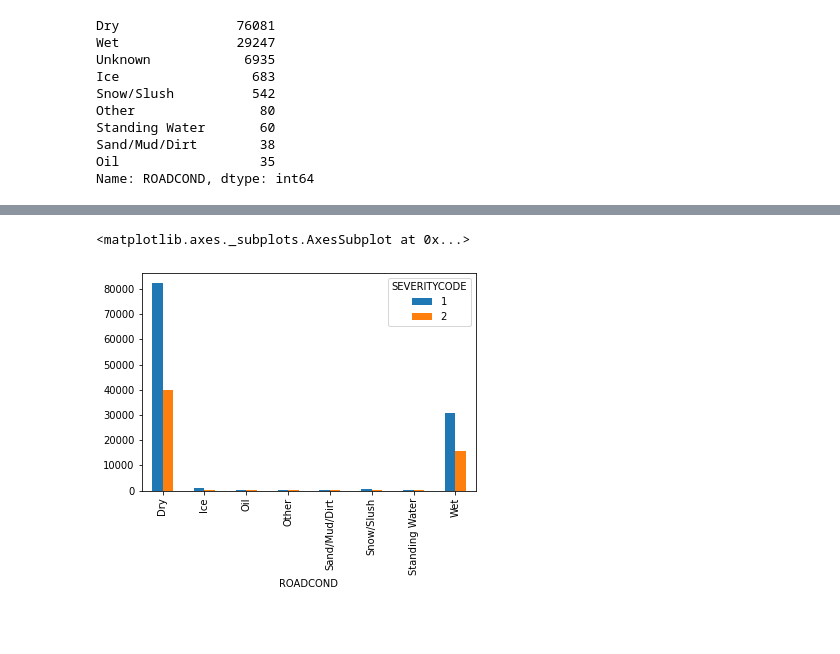
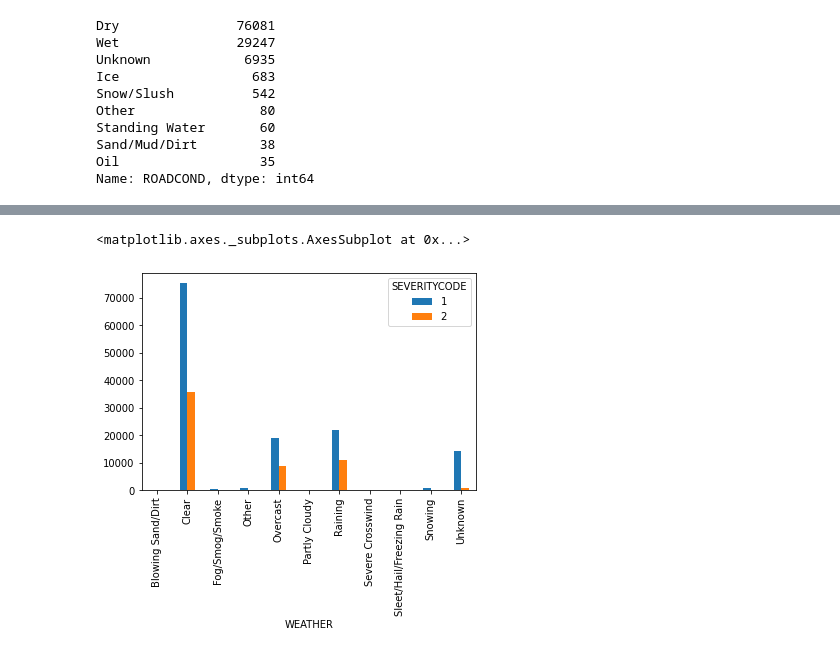
Before and after one commit to kegert/Coursera_Capstone, a Jupyter notebook: Data Analysis.ipynb, the cells around one changed output, grey strips where cells are left out. Drawn from its saved outputs; the diff is of its cells as text; code cells hidden in the pictures; blank space fills up the shorter version.

```diff
--- a/Data Analysis.ipynb
+++ b/Data Analysis.ipynb
@@ -113,5 +136,5 @@ pd.crosstab(df['LIGHTCOND'],df['SEVERITYCODE']).plot(kind='bar')
 # %%
-pd.crosstab(df['ROADCOND'],df['SEVERITYCODE']).plot(kind='bar')
+pd.crosstab(full_df['WEATHER'],full_df['SEVERITYCODE']).plot(kind='bar')
 # %% [output]
 <matplotlib.axes._subplots.AxesSubplot at 0x...>
-[figure, old version]
+[figure, new version]
```
Also changed, not shown: parts of 8 cells of this notebook, 9 other files.
